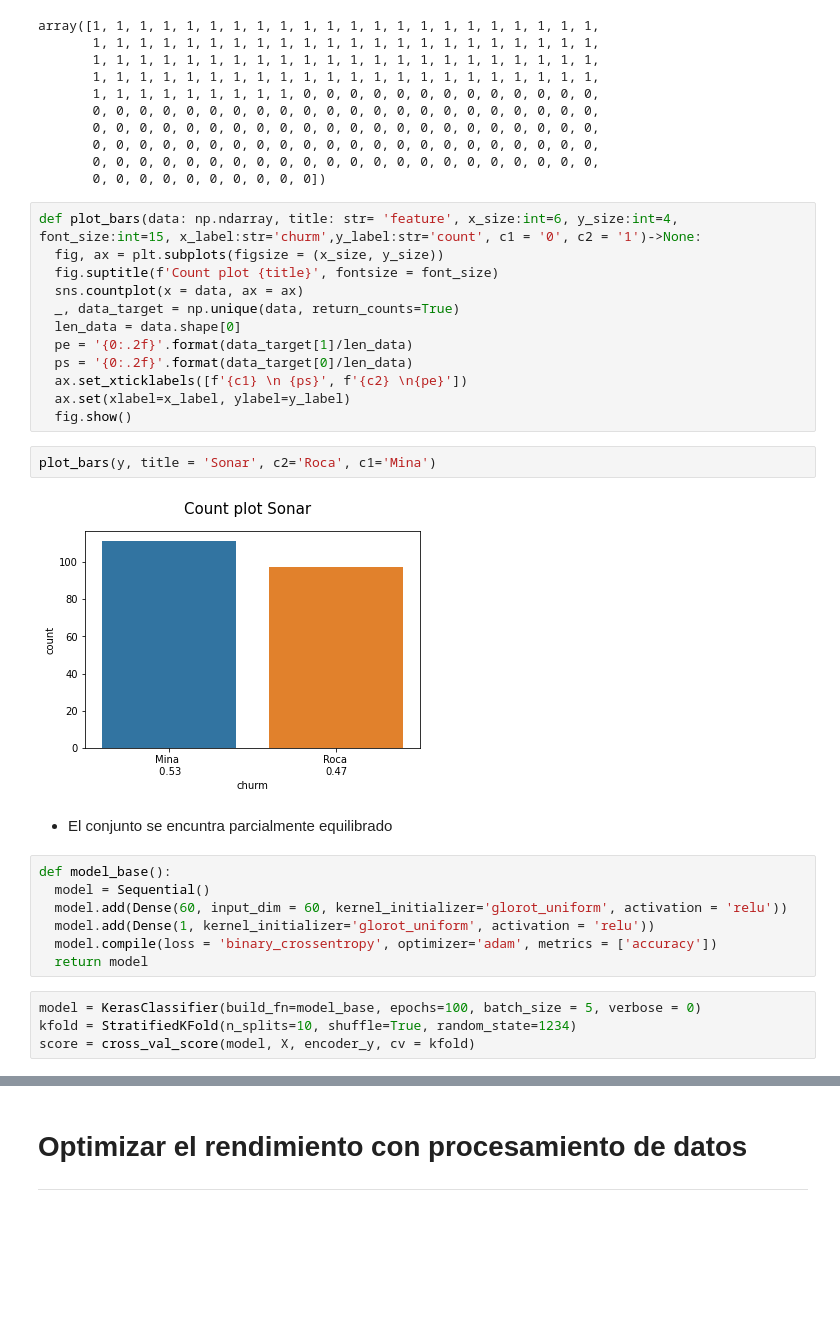
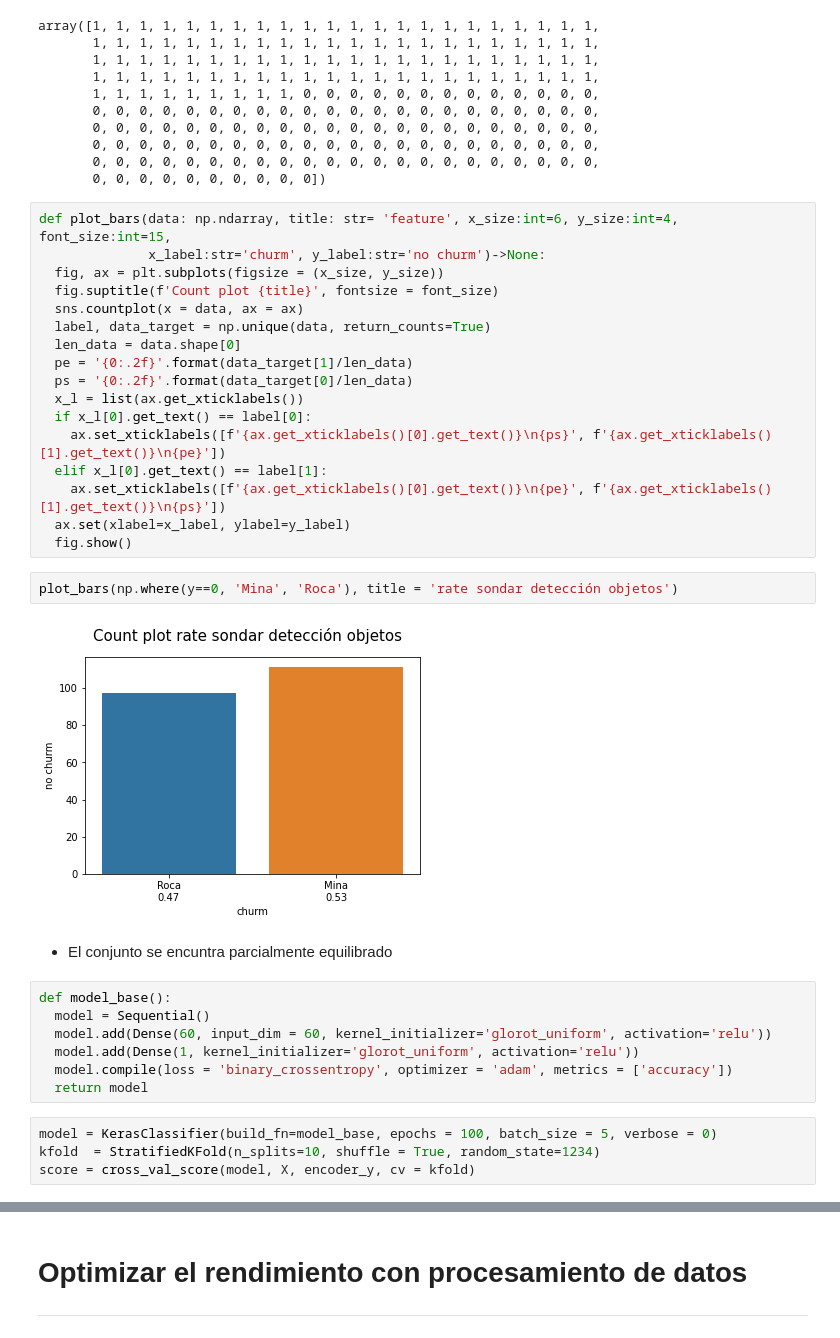
Before and after one commit to Kaiziferr/deep_learning, a Jupyter notebook: multilayer_perceptron/03_clasification_sonar.ipynb, the cells around one changed output, grey strips where cells are left out. Cells and saved outputs as stored; diff of their text form; blank space fills up the shorter version.

```diff
--- a/multilayer_perceptron/03_clasification_sonar.ipynb
+++ b/multilayer_perceptron/03_clasification_sonar.ipynb
@@ -67,33 +69,38 @@ array([1, 1, 1, 1, 1, 1, 1, 1, 1, 1, 1, 1, 1, 1, 1, 1, 1, 1, 1, 1, 1, 1,
        0, 0, 0, 0, 0, 0, 0, 0, 0, 0, 0, 0, 0, 0, 0, 0, 0, 0, 0, 0, 0, 0,
        0, 0, 0, 0, 0, 0, 0, 0, 0, 0])
 # %%
-def plot_bars(data: np.ndarray, title: str= 'feature', x_size:int=6, y_size:int=4, font_size:int=15, x_label:str='churm',y_label:str='count', c1 = '0', c2 = '1')->None:
+def plot_bars(data: np.ndarray, title: str= 'feature', x_size:int=6, y_size:int=4, font_size:int=15,
+              x_label:str='churm', y_label:str='no churm')->None:
   fig, ax = plt.subplots(figsize = (x_size, y_size))
   fig.suptitle(f'Count plot {title}', fontsize = font_size)
   sns.countplot(x = data, ax = ax)
-  _, data_target = np.unique(data, return_counts=True)
+  label, data_target = np.unique(data, return_counts=True)
   len_data = data.shape[0]
   pe = '{0:.2f}'.format(data_target[1]/len_data)
   ps = '{0:.2f}'.format(data_target[0]/len_data)
-  ax.set_xticklabels([f'{c1} \n {ps}', f'{c2} \n{pe}'])
+  x_l = list(ax.get_xticklabels())
+  if x_l[0].get_text() == label[0]:
+    ax.set_xticklabels([f'{ax.get_xticklabels()[0].get_text()}\n{ps}', f'{ax.get_xticklabels()[1].get_text()}\n{pe}'])
+  elif x_l[0].get_text() == label[1]:
+    ax.set_xticklabels([f'{ax.get_xticklabels()[0].get_text()}\n{pe}', f'{ax.get_xticklabels()[1].get_text()}\n{ps}'])
   ax.set(xlabel=x_label, ylabel=y_label)
   fig.show()
-# %%
-plot_bars(y, title = 'Sonar', c2='Roca', c1='Mina')
-# %% [output]
-[figure, removed]
+# %%
+plot_bars(np.where(y==0, 'Mina', 'Roca'), title = 'rate sondar detección objetos')
+# %% [output]
+[figure, added]
 # %% [markdown]
 - El conjunto se encuntra parcialmente equilibrado
 # %%
 def model_base():
   model = Sequential()
-  model.add(Dense(60, input_dim = 60, kernel_initializer='glorot_uniform', activation = 'relu'))
-  model.add(Dense(1, kernel_initializer='glorot_uniform', activation = 'relu'))
-  model.compile(loss = 'binary_crossentropy', optimizer='adam', metrics = ['accuracy'])
+  model.add(Dense(60, input_dim = 60, kernel_initializer='glorot_uniform', activation='relu'))
+  model.add(Dense(1, kernel_initializer='glorot_uniform', activation='relu'))
+  model.compile(loss = 'binary_crossentropy', optimizer = 'adam', metrics = ['accuracy'])
   return model
 # %%
-model = KerasClassifier(build_fn=model_base, epochs=100, batch_size = 5, verbose = 0)
-kfold = StratifiedKFold(n_splits=10, shuffle=True, random_state=1234)
+model = KerasClassifier(build_fn=model_base, epochs = 100, batch_size = 5, verbose = 0)
+kfold  = StratifiedKFold(n_splits=10, shuffle = True, random_state=1234)
 score = cross_val_score(model, X, encoder_y, cv = kfold)
 # %%
 score
```
Also changed, not shown: parts of 14 cells of this notebook.
